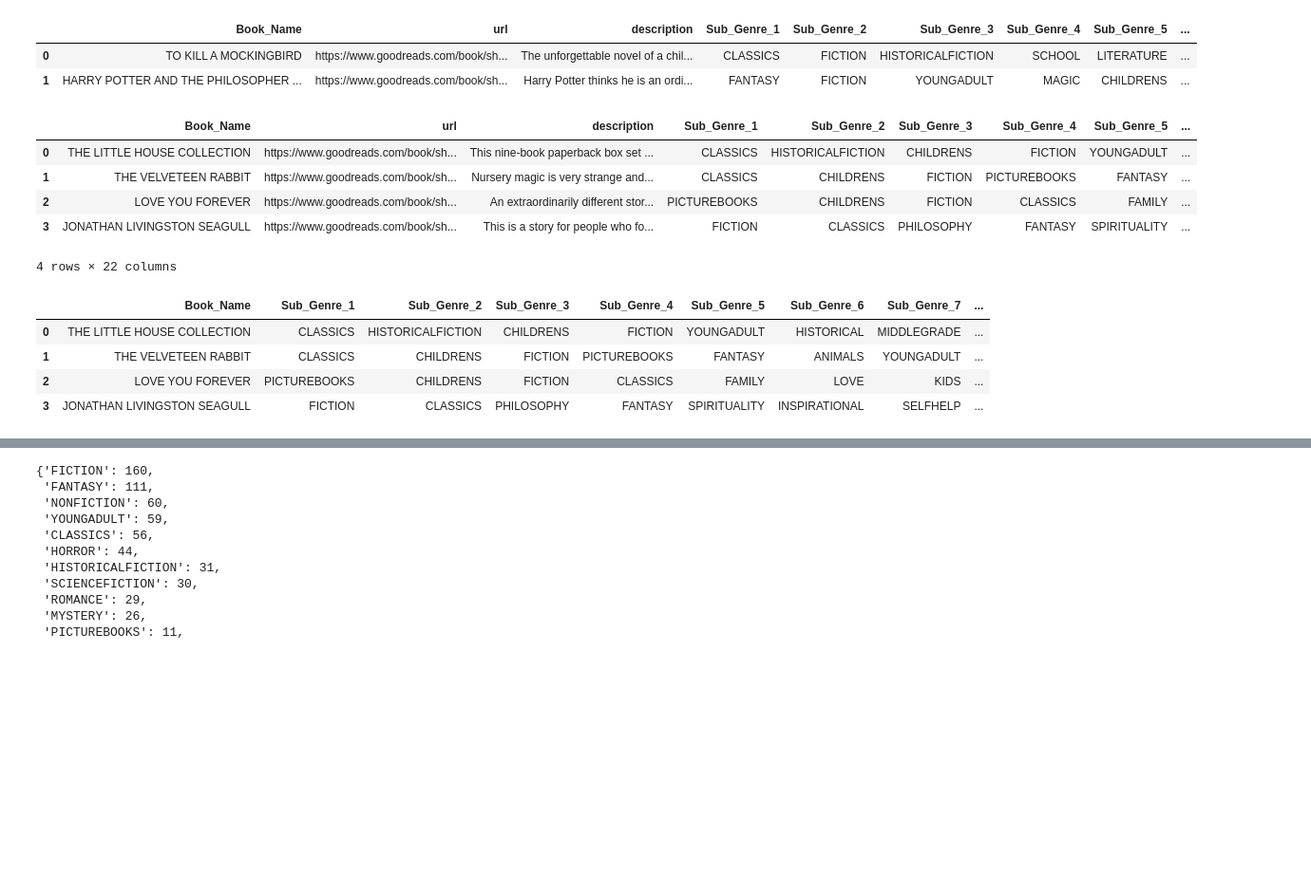
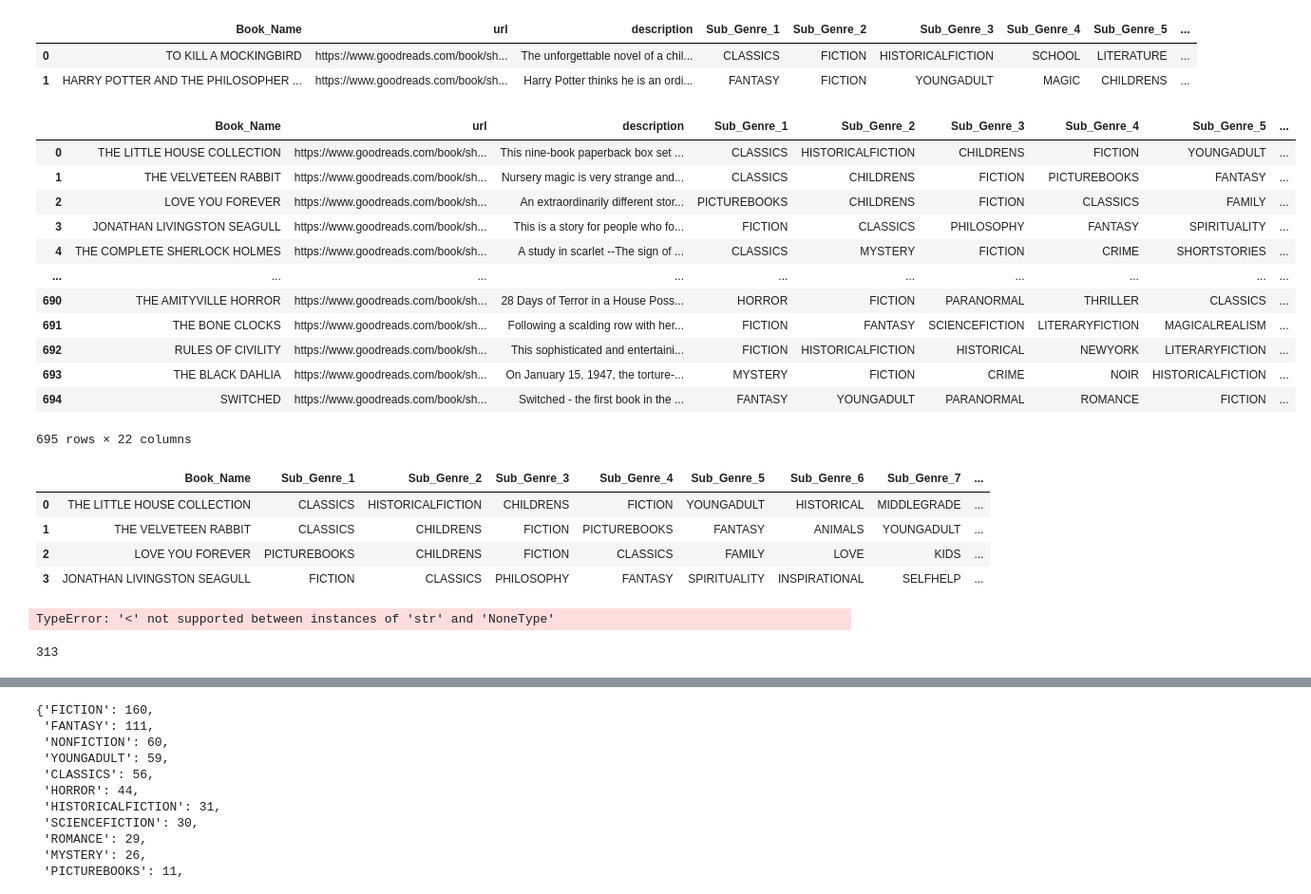
Before and after one commit to ammabe1/Publish-Me---Release-Assistant, a Jupyter notebook: Publish_Me Release_Assistant.ipynb, the cells around one changed output, grey strips where cells are left out. Shown at 95% size. Cells and saved outputs as stored; diff of their text form; code cells hidden in the pictures; blank space fills up the shorter version.

```diff
--- a/Publish_Me Release_Assistant.ipynb
+++ b/Publish_Me Release_Assistant.ipynb
@@ -243,15 +243,22 @@ Book_Details.head(2)
 # %%
 #Join datasets via title
 # using .merge() function
 Full_Book_Details = pd.merge(Book_Details, BS, on='Book_Name')
-Full_Book_Details.head(4)
+Full_Book_Details
 # %% [output]
 |  | Book_Name | url | description | Sub_Genre_1 | Sub_Genre_2 | Sub_Genre_3 | Sub_Genre_4 | Sub_Genre_5 | ... |
 | 0 | THE LITTLE HOUSE COLLECTION | https://www.goodreads.com/book/sh... | This nine-book paperback box set ... | CLASSICS | HISTORICALFICTION | CHILDRENS | FICTION | YOUNGADULT | ... |
 | 1 | THE VELVETEEN RABBIT | https://www.goodreads.com/book/sh... | Nursery magic is very strange and... | CLASSICS | CHILDRENS | FICTION | PICTUREBOOKS | FANTASY | ... |
 | 2 | LOVE YOU FOREVER | https://www.goodreads.com/book/sh... | An extraordinarily different stor... | PICTUREBOOKS | CHILDRENS | FICTION | CLASSICS | FAMILY | ... |
 | 3 | JONATHAN LIVINGSTON SEAGULL | https://www.goodreads.com/book/sh... | This is a story for people who fo... | FICTION | CLASSICS | PHILOSOPHY | FANTASY | SPIRITUALITY | ... |
+| 4 | THE COMPLETE SHERLOCK HOLMES | https://www.goodreads.com/book/sh... | A study in scarlet --The sign of ... | CLASSICS | MYSTERY | FICTION | CRIME | SHORTSTORIES | ... |
+| ... | ... | ... | ... | ... | ... | ... | ... | ... | ... |
+| 690 | THE AMITYVILLE HORROR | https://www.goodreads.com/book/sh... | 28 Days of Terror in a House Poss... | HORROR | FICTION | PARANORMAL | THRILLER | CLASSICS | ... |
+| 691 | THE BONE CLOCKS | https://www.goodreads.com/book/sh... | Following a scalding row with her... | FICTION | FANTASY | SCIENCEFICTION | LITERARYFICTION | MAGICALREALISM | ... |
+| 692 | RULES OF CIVILITY | https://www.goodreads.com/book/sh... | This sophisticated and entertaini... | FICTION | HISTORICALFICTION | HISTORICAL | NEWYORK | LITERARYFICTION | ... |
+| 693 | THE BLACK DAHLIA | https://www.goodreads.com/book/sh... | On January 15, 1947, the torture-... | MYSTERY | FICTION | CRIME | NOIR | HISTORICALFICTION | ... |
+| 694 | SWITCHED | https://www.goodreads.com/book/sh... | Switched - the first book in the ... | FANTASY | YOUNGADULT | PARANORMAL | ROMANCE | FICTION | ... |
-4 rows × 22 columns
+695 rows × 22 columns
 # %%
 #drop genre, sales_price, sales_rank, url
 Full_Book_Details = Full_Book_Details.drop(['url','genre','sales_rank','description'], axis=1)
@@ -262,3 +269,11 @@ Full_Book_Details.head(4)
 | 1 | THE VELVETEEN RABBIT | CLASSICS | CHILDRENS | FICTION | PICTUREBOOKS | FANTASY | ANIMALS | YOUNGADULT | ... |
 | 2 | LOVE YOU FOREVER | PICTUREBOOKS | CHILDRENS | FICTION | CLASSICS | FAMILY | LOVE | KIDS | ... |
 | 3 | JONATHAN LIVINGSTON SEAGULL | FICTION | CLASSICS | PHILOSOPHY | FANTASY | SPIRITUALITY | INSPIRATIONAL | SELFHELP | ... |
+# %%
+subgenrelilst = Full_Book_Details[['Sub_Genre_1','Sub_Genre_2','Sub_Genre_3','Sub_Genre_4','Sub_Genre_5','Sub_Genre_6','Sub_Genre_7','Sub_Genre_8','Sub_Genre_9','Sub_Genre_10']]
+subgenres1 = subgenrelilst['Sub_Genre_1'].unique()
+subgenres1
+# Full_Book_Details[['Sub_Genre_1','Sub_Genre_2','Sub_Genre_3','Sub_Genre_4','S77ub_Genre_5','Sub_Genre_6','Sub_Genre_7','Sub_Genre_8','Sub_Genre_9','Sub_Genre_10']]
+np.unique(subgenrelilst)
+# %% [output]
+TypeError: '<' not supported between instances of 'str' and 'NoneType'
@@ -264,0 +288,4 @@ Full_Book_Details.head(4)
+# %%
+master_unique.tolist().__len__()
+# %% [output]
+313
```
Also changed, not shown: parts of 12 cells of this notebook, 1 other file.
